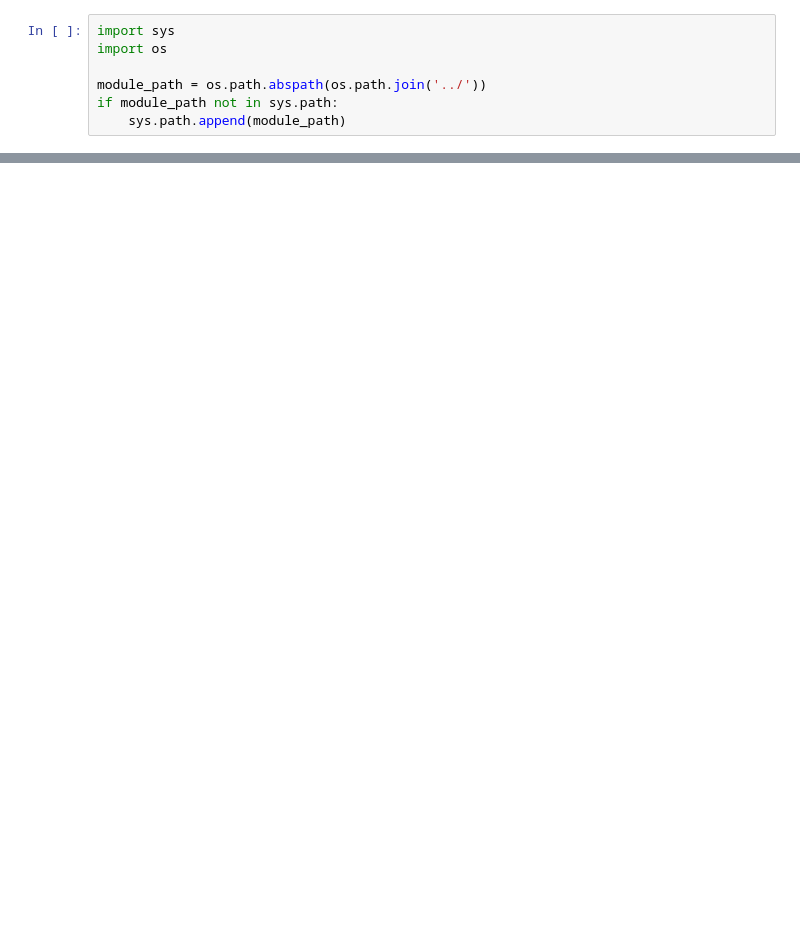
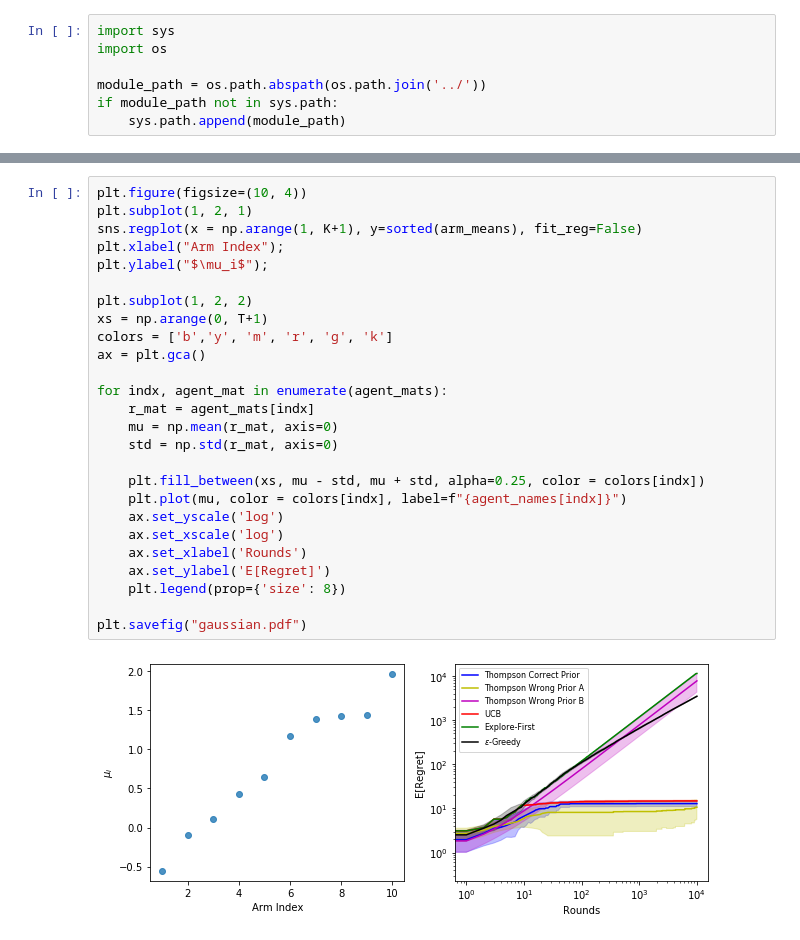
Before and after one commit to MrinankSharma/AIMSBandits, a Jupyter notebook: notebooks/report_plots.ipynb, the cells around one changed output, grey strips where cells are left out. Saved outputs shown, nothing was run; the diff lists cells and outputs as text; blank space fills up the shorter version.

```diff
--- a/notebooks/report_plots.ipynb
+++ b/notebooks/report_plots.ipynb
@@ -102,0 +168,28 @@ for indx, agent_mat in enumerate(agent_mats):
+# %%
+plt.figure(figsize=(10, 4))
+plt.subplot(1, 2, 1)
+sns.regplot(x = np.arange(1, K+1), y=sorted(arm_means), fit_reg=False)
+plt.xlabel("Arm Index");
+plt.ylabel("$\mu_i$");
+
+plt.subplot(1, 2, 2)
+xs = np.arange(0, T+1)
+colors = ['b','y', 'm', 'r', 'g', 'k']
+ax = plt.gca()
+
+for indx, agent_mat in enumerate(agent_mats):
+    r_mat = agent_mats[indx]
+    mu = np.mean(r_mat, axis=0)
+    std = np.std(r_mat, axis=0)
+
+    plt.fill_between(xs, mu - std, mu + std, alpha=0.25, color = colors[indx])
+    plt.plot(mu, color = colors[indx], label=f"{agent_names[indx]}")
+    ax.set_yscale('log')
+    ax.set_xscale('log')
+    ax.set_xlabel('Rounds')
+    ax.set_ylabel('E[Regret]')
+    plt.legend(prop={'size': 8})
+
+plt.savefig("gaussian.pdf")
+# %% [output]
+[figure, added]
```
Also changed, not shown: parts of 7 cells of this notebook, 6 other files.
